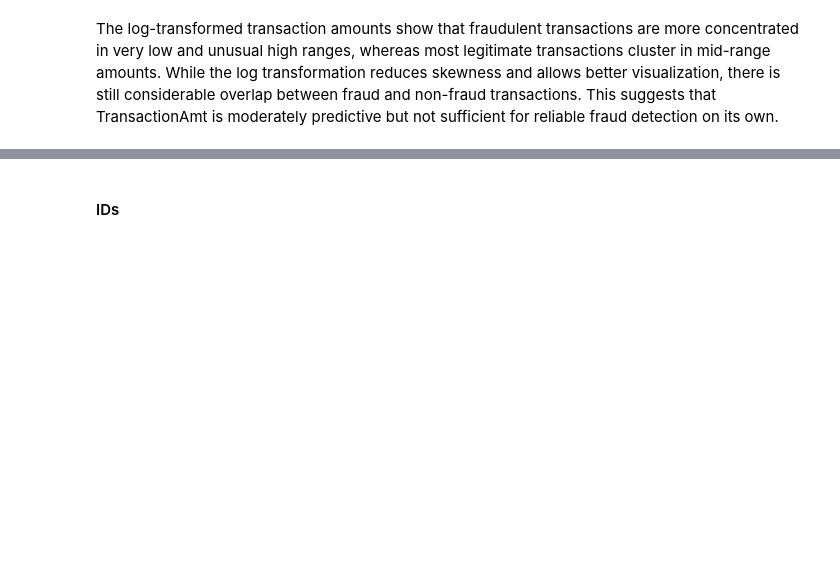
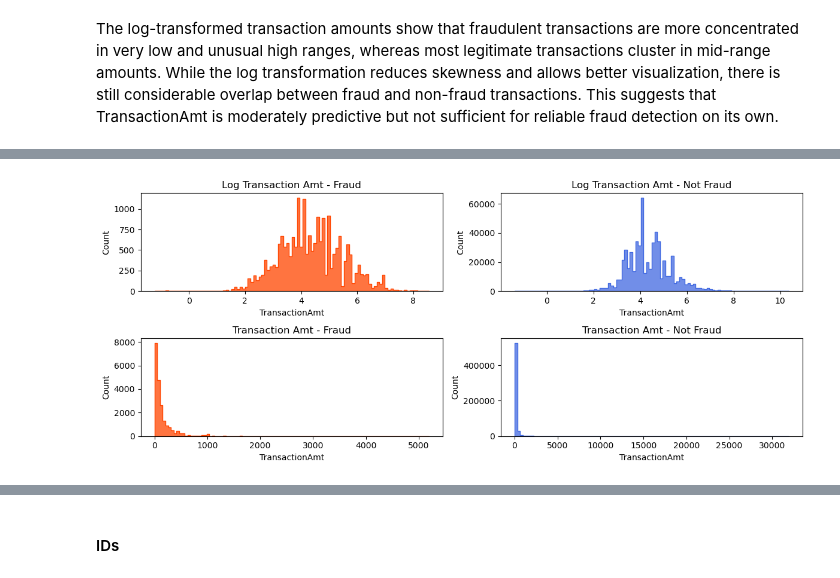
Before and after one commit to ziadharmanani/Financial-Fraud-Detection, a Jupyter notebook: notebooks/01_Transaction_EDA.ipynb, the cells around one changed output, grey strips where cells are left out. Saved outputs shown, nothing was run; the diff lists cells and outputs as text; code cells hidden in the pictures; blank space fills up the shorter version.

```diff
--- a/notebooks/01_Transaction_EDA.ipynb
+++ b/notebooks/01_Transaction_EDA.ipynb
@@ -127,0 +154,51 @@ Fraud rate without identity info: 2.09%
+# %%
+fig, ((ax1, ax2), (ax3, ax4)) = plt.subplots(2, 2, figsize=(12, 5))
+
+# isFraud 1 - Log
+sns.histplot(
+    data=df_train[df_train['isFraud'] == 1],
+    x=np.log(df_train.loc[df_train['isFraud'] == 1, 'TransactionAmt']),
+    bins=100,
+    ax=ax1,
+    color='orangered',
+    element='step'
+)
+ax1.set_title('Log Transaction Amt - Fraud')
+
+# isFraud 0 - Log
+sns.histplot(
+    data=df_train[df_train['isFraud'] == 0],
+    x=np.log(df_train.loc[df_train['isFraud'] == 0, 'TransactionAmt']),
+    bins=100,
+    ax=ax2,
+    color='royalblue',
+    element='step'
+)
+ax2.set_title('Log Transaction Amt - Not Fraud')
+
+# isFraud 1 - raw
+sns.histplot(
+    data=df_train[df_train['isFraud'] == 1],
+    x='TransactionAmt',
+    bins=100,
+    ax=ax3,
+    color='orangered',
+    element='step'
+)
+ax3.set_title('Transaction Amt - Fraud')
+
+# isFraud 0 - raw
+sns.histplot(
+    data=df_train[df_train['isFraud'] == 0],
+    x='TransactionAmt',
+    bins=100,
+    ax=ax4,
+    color='royalblue',
+    element='step'
+)
+ax4.set_title('Transaction Amt - Not Fraud')
+
+plt.tight_layout()
+plt.show()
+# %% [output]
+[figure, added]
```
Also changed, not shown: parts of 28 cells of this notebook, 3 other files.
